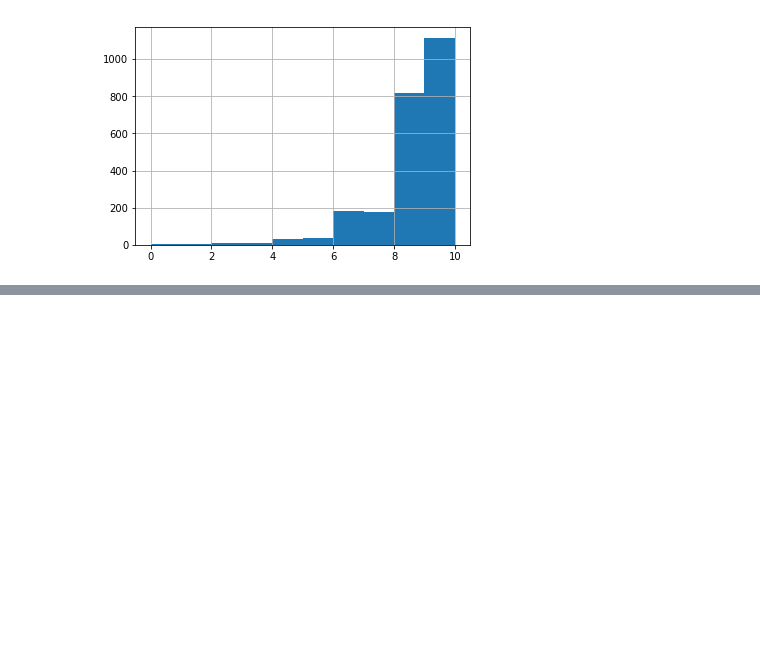
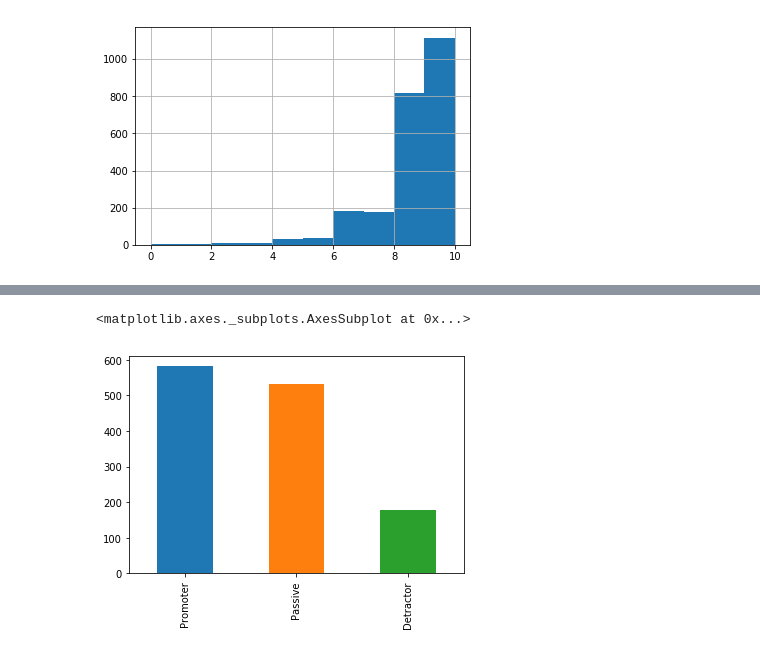
Before and after one commit to C3NZ/SANPS, a Jupyter notebook: Make School NPS.ipynb, the cells around one changed output, grey strips where cells are left out. Saved outputs shown, nothing was run; the diff lists cells and outputs as text; code cells hidden in the pictures; blank space fills up the shorter version.

```diff
--- a/Make School NPS.ipynb
+++ b/Make School NPS.ipynb
@@ -773,0 +812,7 @@ nps_df.rating.hist(bins=10)
+# %%
+app_raters = nps_df[nps_df['track'] == 'Apps']
+# %%
+app_raters['NPS category'].value_counts().plot(kind='bar')
+# %% [output]
+<matplotlib.axes._subplots.AxesSubplot at 0x...>
+[figure, added]
```
Also changed, not shown: parts of 21 cells of this notebook.
